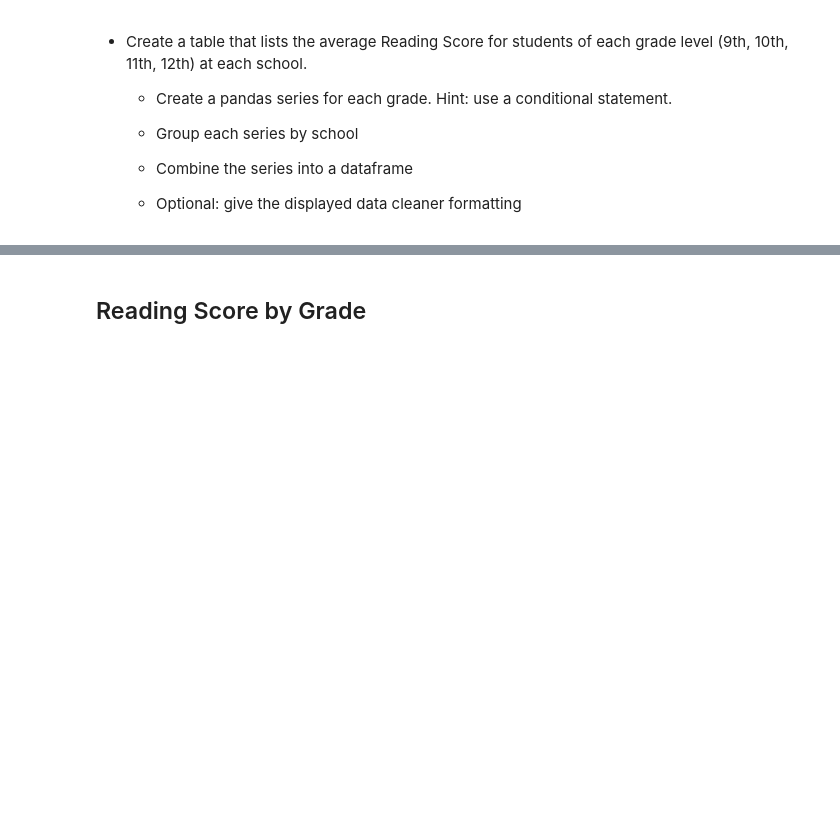
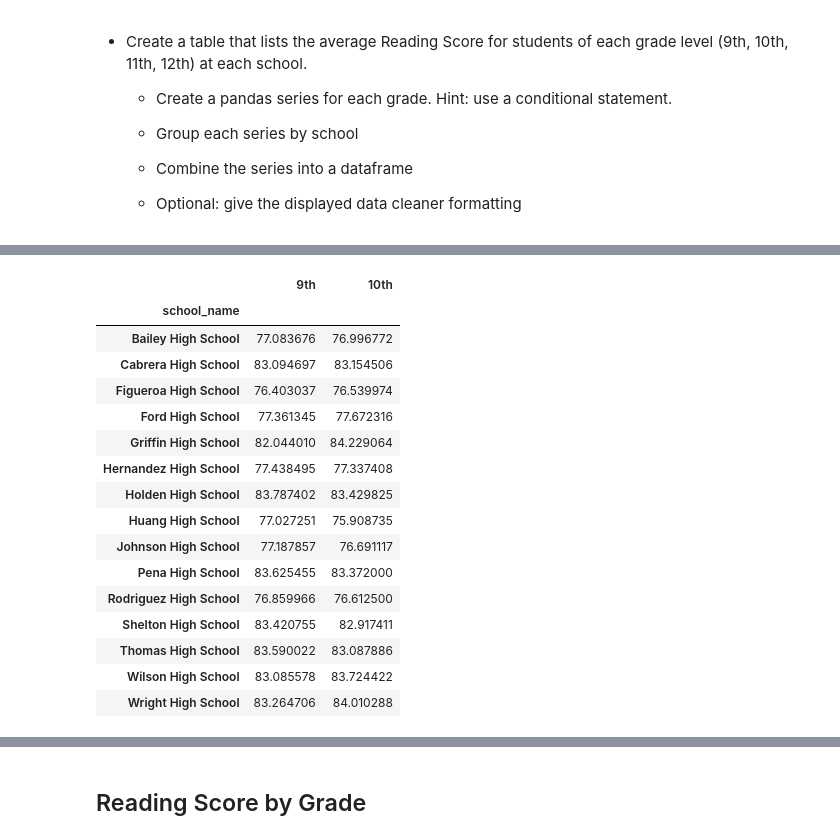
Before and after one commit to nicky-plat/Pandas-challenge, a Jupyter notebook: PyCitySchools_starter_Nick2.ipynb, the cells around one changed output, grey strips where cells are left out. Drawn from its saved outputs; the diff is of its cells as text; code cells hidden in the pictures; blank space fills up the shorter version.

```diff
--- a/PyCitySchools_starter_Nick2.ipynb
+++ b/PyCitySchools_starter_Nick2.ipynb
@@ -637,0 +639,7 @@ school_summary_asc
+# %%
+# create dataframe(s) to sort by grades
+# 9th grade
+ninth_grades_df = school_data_complete_df.loc[(school_data_complete_df["grade"] == "9th"), ["school_name", "math_score"]]
+ninth_grades_df.rename(columns={"math_score": "9th"}, inplace =True)
+ninth_grades_grouped_df = ninth_grades_df.groupby(["school_name"]).mean(["math_score"])
+ninth_grades_grouped_df
@@ -637,0 +664,7 @@ school_summary_asc
+# %%
+# create dataframe(s) to sort by grades
+# 10th grade
+tenth_grades_df = school_data_complete_df.loc[(school_data_complete_df["grade"] == "10th"), ["school_name", "math_score"]]
+tenth_grades_df.rename(columns={"math_score": "10th"}, inplace =True)
+tenth_grades_grouped_df = tenth_grades_df.groupby(["school_name"]).mean(["math_score"])
+tenth_grades_grouped_df
@@ -637,0 +739,22 @@ school_summary_asc
+# %%
+# Combine the data into a single dataset.
+ninth_tenth_df = pd.merge(ninth_grades_grouped_df, tenth_grades_grouped_df, how="left", on=["school_name"])
+ninth_tenth_df
+# %% [output]
+|  | 9th | 10th |
+| school_name |  |  |
+| Bailey High School | 77.083676 | 76.996772 |
+| Cabrera High School | 83.094697 | 83.154506 |
+| Figueroa High School | 76.403037 | 76.539974 |
+| Ford High School | 77.361345 | 77.672316 |
+| Griffin High School | 82.044010 | 84.229064 |
+| Hernandez High School | 77.438495 | 77.337408 |
+| Holden High School | 83.787402 | 83.429825 |
+| Huang High School | 77.027251 | 75.908735 |
+| Johnson High School | 77.187857 | 76.691117 |
+| Pena High School | 83.625455 | 83.372000 |
+| Rodriguez High School | 76.859966 | 76.612500 |
+| Shelton High School | 83.420755 | 82.917411 |
+| Thomas High School | 83.590022 | 83.087886 |
+| Wilson High School | 83.085578 | 83.724422 |
+| Wright High School | 83.264706 | 84.010288 |
```
Also changed, not shown: parts of 8 cells of this notebook.
